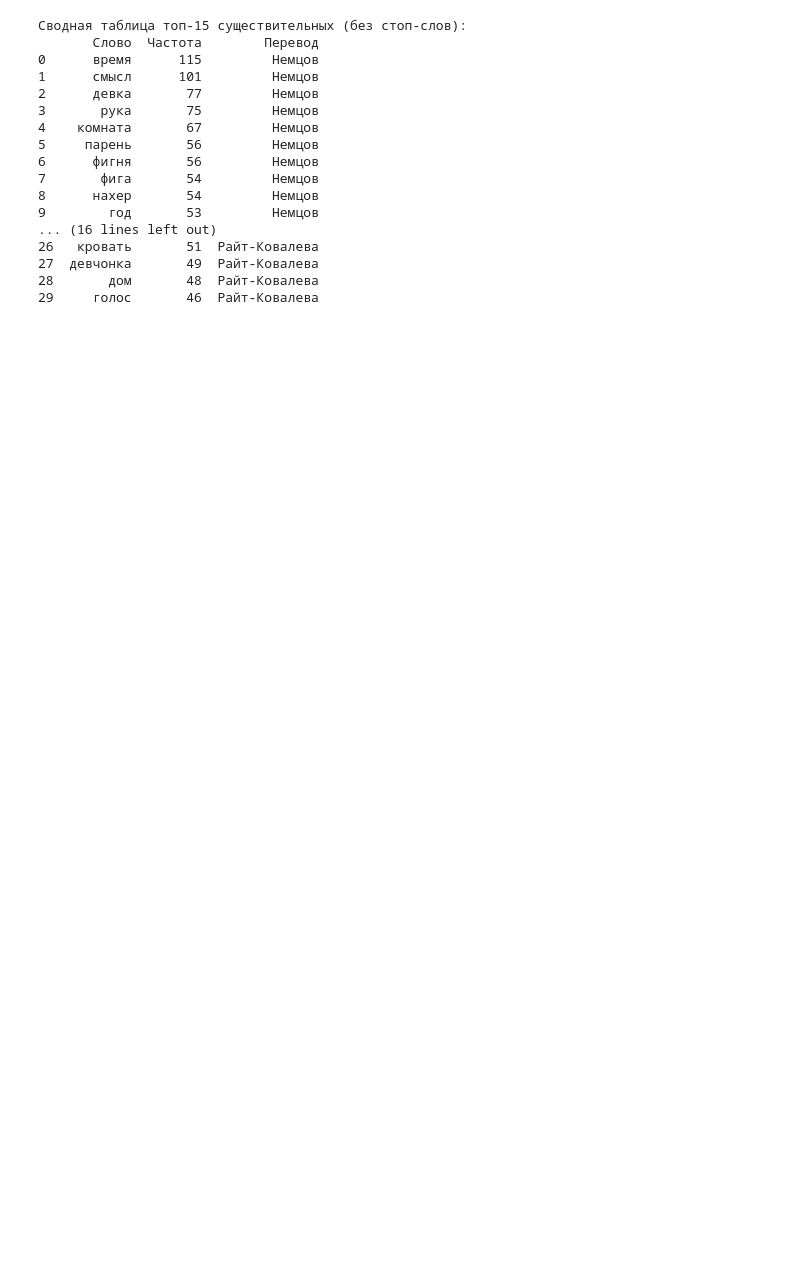
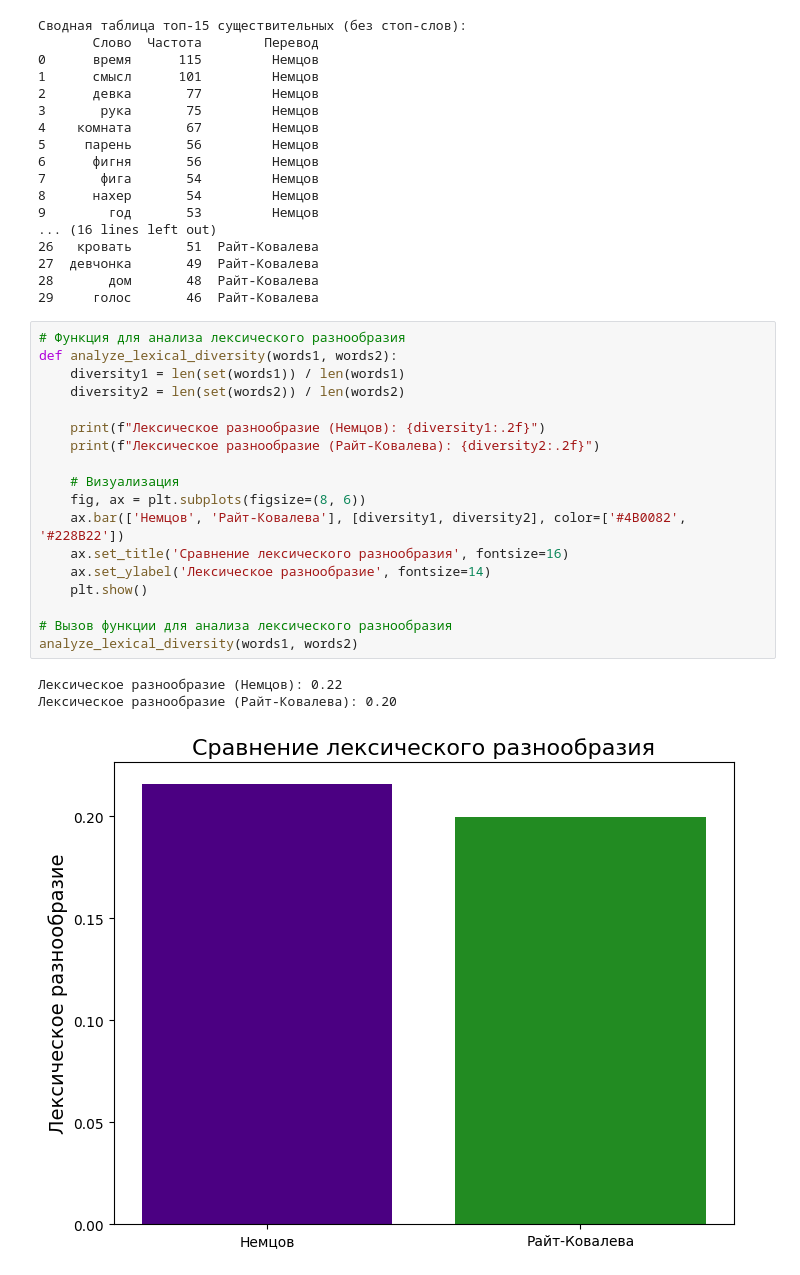
Before and after one commit to boziks9/CL_Project-1, a Jupyter notebook: Сравнительный_анализ_лексико_стилистических_особенностей_переводов_романа_"Catcher_in_the_Rye".ipynb, the cells around one changed output. Cells and saved outputs as stored; diff of their text form; blank space fills up the shorter version.

```diff
--- a/Сравнительный_анализ_лексико_стилистических_особенностей_переводов_романа_"Catcher_in_the_Rye".ipynb
+++ b/Сравнительный_анализ_лексико_стилистических_особенностей_переводов_романа_"Catcher_in_the_Rye".ipynb
@@ -236,3 +236,25 @@ print(df)
 27  девчонка       49  Райт-Ковалева
 28       дом       48  Райт-Ковалева
 29     голос       46  Райт-Ковалева
+# %%
+# Функция для анализа лексического разнообразия
+def analyze_lexical_diversity(words1, words2):
+    diversity1 = len(set(words1)) / len(words1)
+    diversity2 = len(set(words2)) / len(words2)
+
+    print(f"Лексическое разнообразие (Немцов): {diversity1:.2f}")
+    print(f"Лексическое разнообразие (Райт-Ковалева): {diversity2:.2f}")
+
+    # Визуализация
+    fig, ax = plt.subplots(figsize=(8, 6))
+    ax.bar(['Немцов', 'Райт-Ковалева'], [diversity1, diversity2], color=['#4B0082', '#228B22'])
+    ax.set_title('Сравнение лексического разнообразия', fontsize=16)
+    ax.set_ylabel('Лексическое разнообразие', fontsize=14)
+    plt.show()
+
+# Вызов функции для анализа лексического разнообразия
+analyze_lexical_diversity(words1, words2)
+# %% [output]
+Лексическое разнообразие (Немцов): 0.22
+Лексическое разнообразие (Райт-Ковалева): 0.20
+[figure, added]
```
Also changed, not shown: parts of 1 cell of this notebook.
